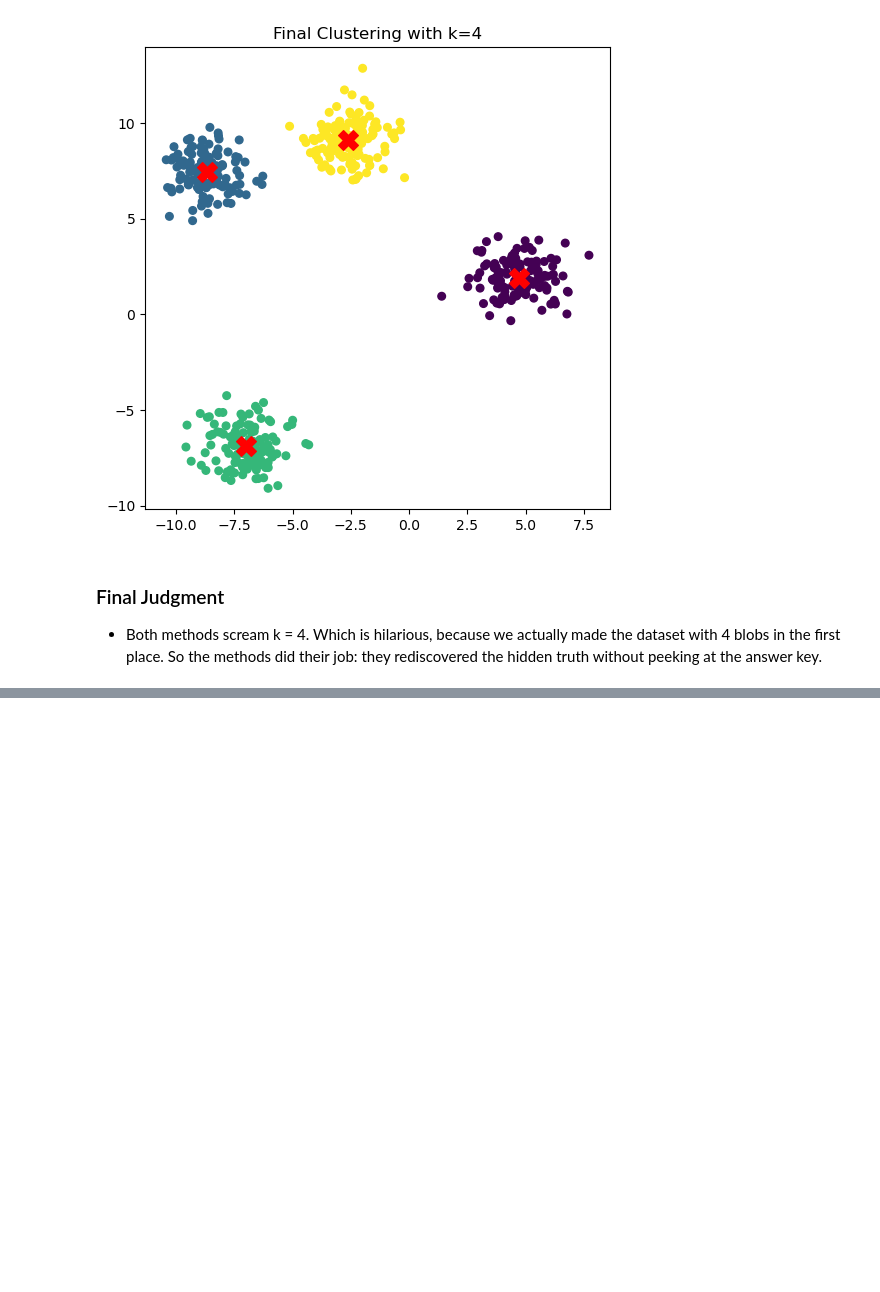
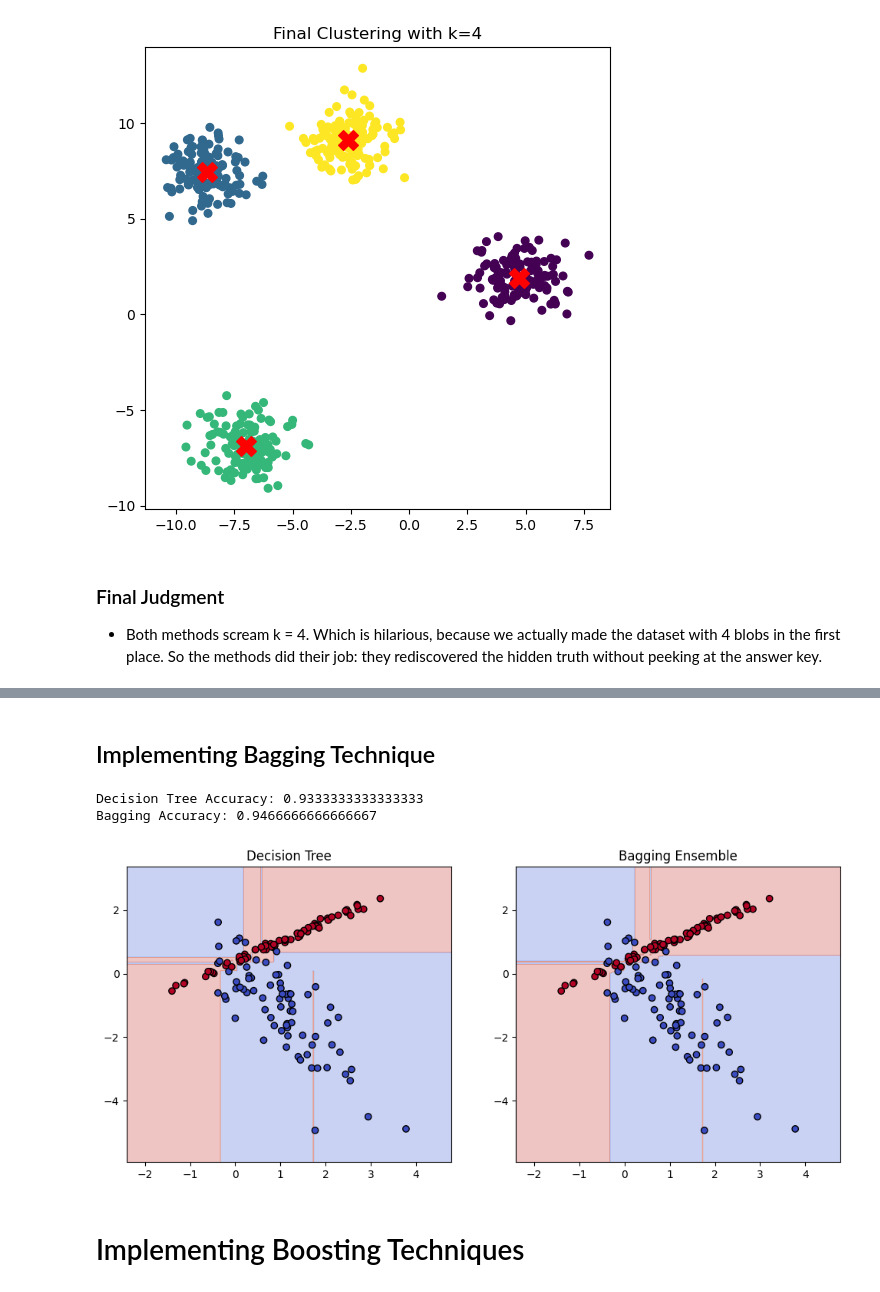
Before and after one commit to Vamc-24/LAB3-1, a Jupyter notebook: lab 3-1/ML/ML Programs.ipynb, the cells around one changed output, grey strips where cells are left out. Saved outputs shown, nothing was run; the diff lists cells and outputs as text; code cells hidden in the pictures; blank space fills up the shorter version.

Commit message:
implemented SVM, ensemble methods

```diff
--- a/lab 3-1/ML/ML Programs.ipynb
+++ b/lab 3-1/ML/ML Programs.ipynb
@@ -853,0 +901,43 @@ plt.show()
+# %% [markdown]
+## Implementing Bagging Technique
+# %%
+import numpy as np, matplotlib.pyplot as plt
+from sklearn.model_selection import train_test_split
+from sklearn.tree import DecisionTreeClassifier
+from sklearn.ensemble import BaggingClassifier
+from sklearn.datasets import make_classification
+from sklearn.metrics import accuracy_score
+
+# Data generation & split
+X, y = make_classification(n_samples=500, n_features=2, n_redundant=0,
+                           n_informative=2, n_clusters_per_class=1, random_state=42)
+Xtr, Xte, ytr, yte = train_test_split(X, y, test_size=0.3, random_state=42)
+
+# Models
+tree = DecisionTreeClassifier(random_state=42).fit(Xtr, ytr)
+bag = BaggingClassifier(n_estimators=50, max_samples=0.8, bootstrap=True,
+                        random_state=42).fit(Xtr, ytr)
+
+# Accuracy
+print("Decision Tree Accuracy:", accuracy_score(yte, tree.predict(Xte)))
+print("Bagging Accuracy:", accuracy_score(yte, bag.predict(Xte)))
+
+# Plot decision boundaries
+def plot_boundary(model, X, y, title):
+    xx, yy = np.meshgrid(np.linspace(X[:,0].min()-1, X[:,0].max()+1, 300),
+                         np.linspace(X[:,1].min()-1, X[:,1].max()+1, 300))
+    Z = model.predict(np.c_[xx.ravel(), yy.ravel()]).reshape(xx.shape)
+    plt.contourf(xx, yy, Z, alpha=0.3, cmap='coolwarm')
+    plt.scatter(X[:,0], X[:,1], c=y, cmap='coolwarm', edgecolor='k')
+    plt.title(title)
+
+plt.figure(figsize=(12,5))
+plt.subplot(1,2,1); plot_boundary(tree, Xte, yte, "Decision Tree")
+plt.subplot(1,2,2); plot_boundary(bag, Xte, yte, "Bagging Ensemble")
+plt.show()
+# %% [output]
+Decision Tree Accuracy: 0.9333333333333333
+Bagging Accuracy: 0.9466666666666667
+[figure, added]
+# %% [markdown]
+# Implementing Boosting Techniques
```
Also changed, not shown: parts of 14 cells of this notebook.
